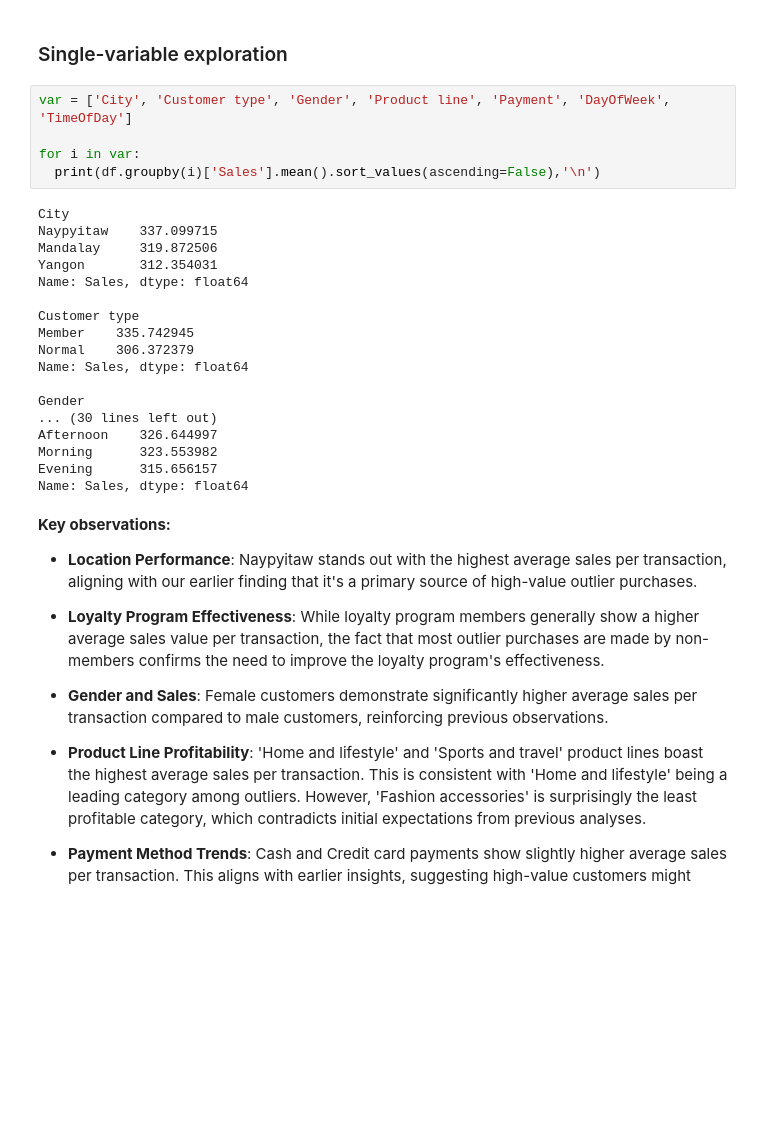
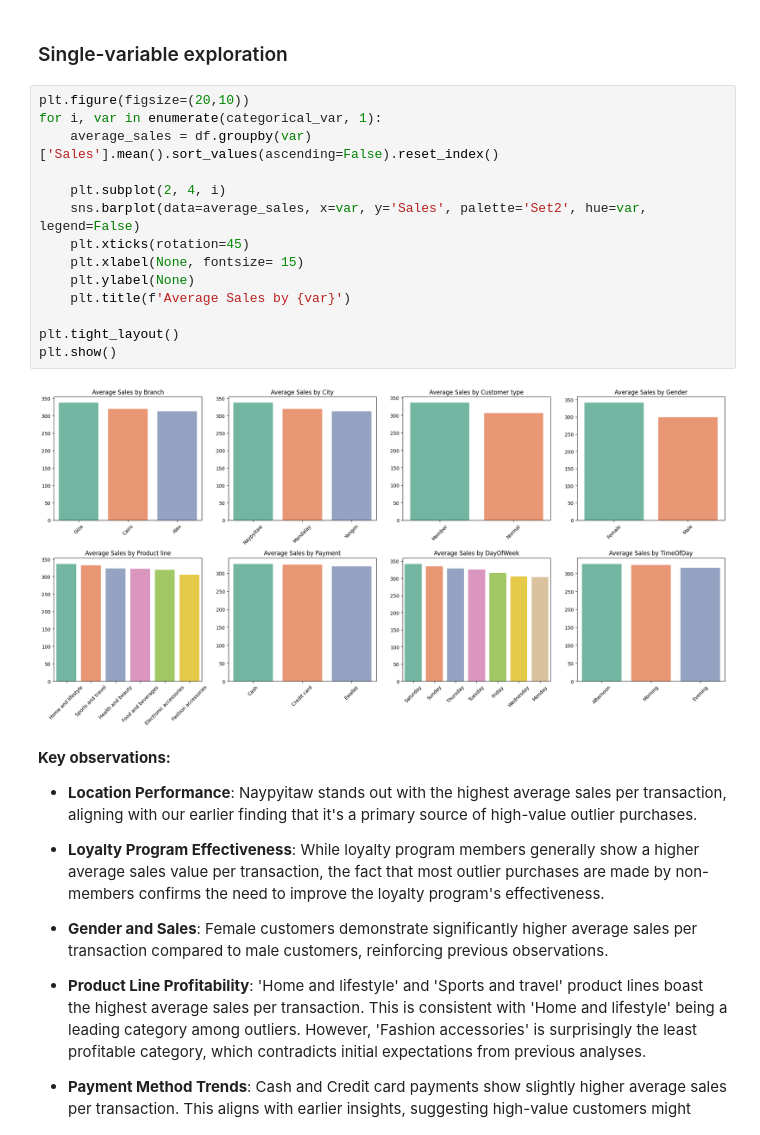
Before and after one commit to StefanoBgl/Supermarket-Sales-Analysis, a Jupyter notebook: [Completed] Understanding_Customer_Behavior_through_Sales_Data.ipynb, the cells around one changed output. Saved outputs shown, nothing was run; the diff lists cells and outputs as text; blank space fills up the shorter version.

```diff
--- a/[Completed] Understanding_Customer_Behavior_through_Sales_Data.ipynb
+++ b/[Completed] Understanding_Customer_Behavior_through_Sales_Data.ipynb
@@ -445,29 +451,22 @@ TimeOfDay: ['Afternoon']
 *   **Weekday Patterns**: Customer demand remains steady throughout the week with minor fluctuations. Monday is the least active day, and Saturday the most active, aligning with typical shopping behavior where people shop less at the start of the workweek and more on their days off.
 # %% [markdown]
 ### Single-variable exploration
-# %%
-var = ['City', 'Customer type', 'Gender', 'Product line', 'Payment', 'DayOfWeek', 'TimeOfDay']
-
-for i in var:
-  print(df.groupby(i)['Sales'].mean().sort_values(ascending=False),'\n')
-# %% [output]
-City
-Naypyitaw    337.099715
-Mandalay     319.872506
-Yangon       312.354031
-Name: Sales, dtype: float64
-
-Customer type
-Member    335.742945
-Normal    306.372379
-Name: Sales, dtype: float64
-
-Gender
-... (30 lines left out)
-Afternoon    326.644997
-Morning      323.553982
-Evening      315.656157
-Name: Sales, dtype: float64
+# %%
+plt.figure(figsize=(20,10))
+for i, var in enumerate(categorical_var, 1):
+    average_sales = df.groupby(var)['Sales'].mean().sort_values(ascending=False).reset_index()
+
+    plt.subplot(2, 4, i)
+    sns.barplot(data=average_sales, x=var, y='Sales', palette='Set2', hue=var, legend=False)
+    plt.xticks(rotation=45)
+    plt.xlabel(None, fontsize= 15)
+    plt.ylabel(None)
+    plt.title(f'Average Sales by {var}')
+
+plt.tight_layout()
+plt.show()
+# %% [output]
+[figure, added]
 # %% [markdown]
 **Key observations:**
 
```
Also changed, not shown: parts of 2 cells of this notebook.
